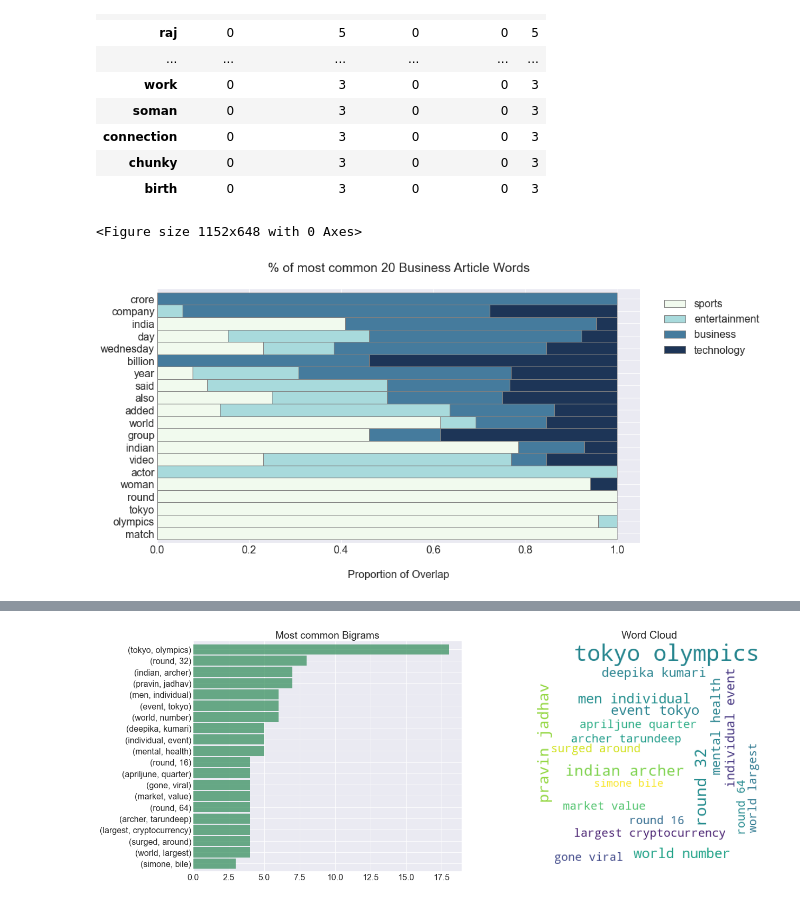
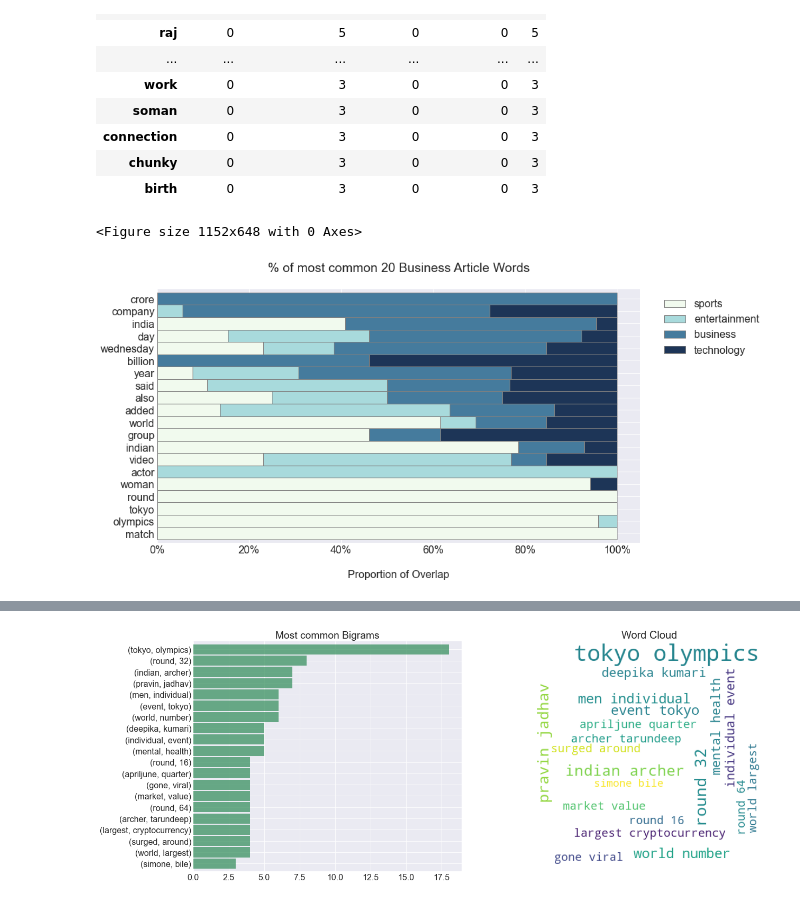
Before and after one commit to HeatherOrtegaMcMillan/natural-language-processing-exercises, a Jupyter notebook: explore_nlp.ipynb, the cells around one changed output, grey strips where cells are left out. Drawn from its saved outputs; the diff is of its cells as text; code cells hidden in the pictures.

```diff
--- a/explore_nlp.ipynb
+++ b/explore_nlp.ipynb
@@ -567,21 +569,24 @@ colors = [ '#f1faee', '#a8dadc', '#457b9d', '#1d3557', '#e63946']
 # %%
 
 plt.figure(figsize=(16, 9))
 plt.rc('font', size=16)
 # axis=1 in .apply means row by row
 (news_word_counts.sort_values(by='all', ascending=False)
  .head(20)
  .apply(lambda row: row / row['all'], axis=1)
  .drop(columns='all')
  .sort_values(by='business')
  .plot.barh(stacked=True, width=1, ec='grey', color = colors))
 plt.legend(bbox_to_anchor= (1.03,1))
 plt.title('% of most common 20 Business Article Words\n')
 plt.xlabel('\nProportion of Overlap')
+
+# make tick lables display as percentages!!
+plt.gca().xaxis.set_major_formatter(mpl.ticker.FuncFormatter('{:.0%}'.format))
 plt.show()
 # %% [output]
 <Figure size 1152x648 with 0 Axes>
-[figure, old version]
+[figure, new version]
 # %%
 for category in list(news_df['category'].unique()):
 
```
Also changed, not shown: parts of 4 cells of this notebook.
